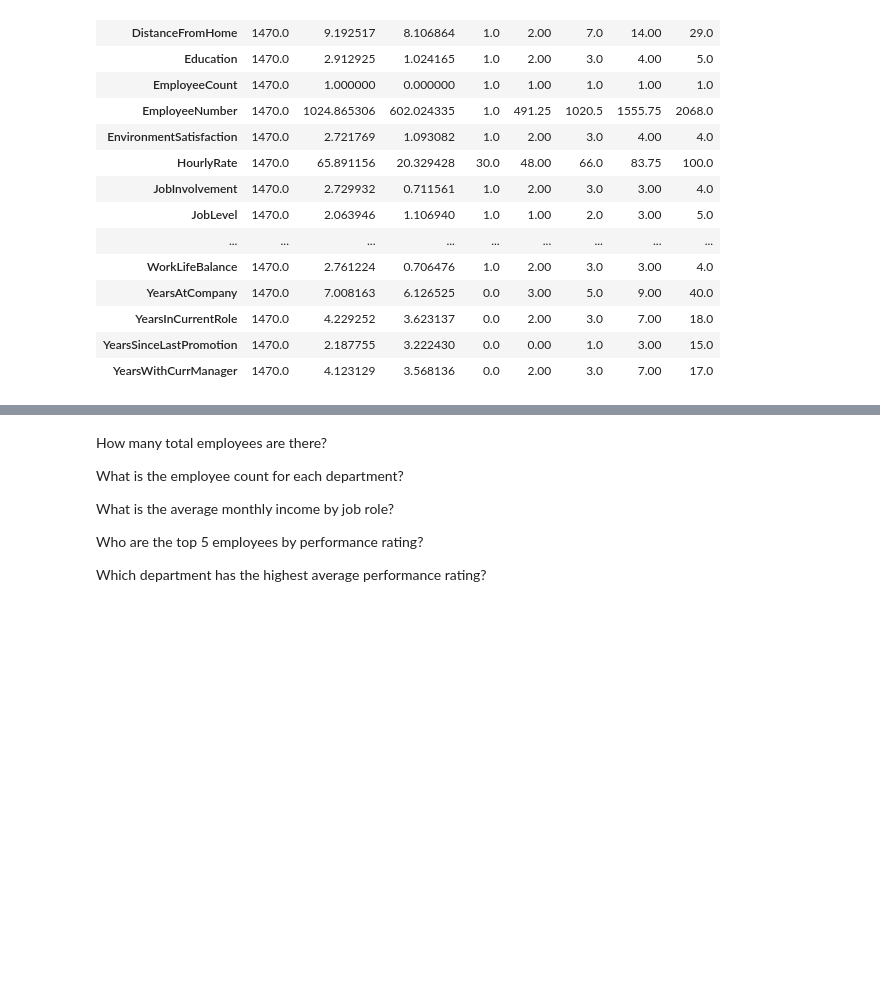
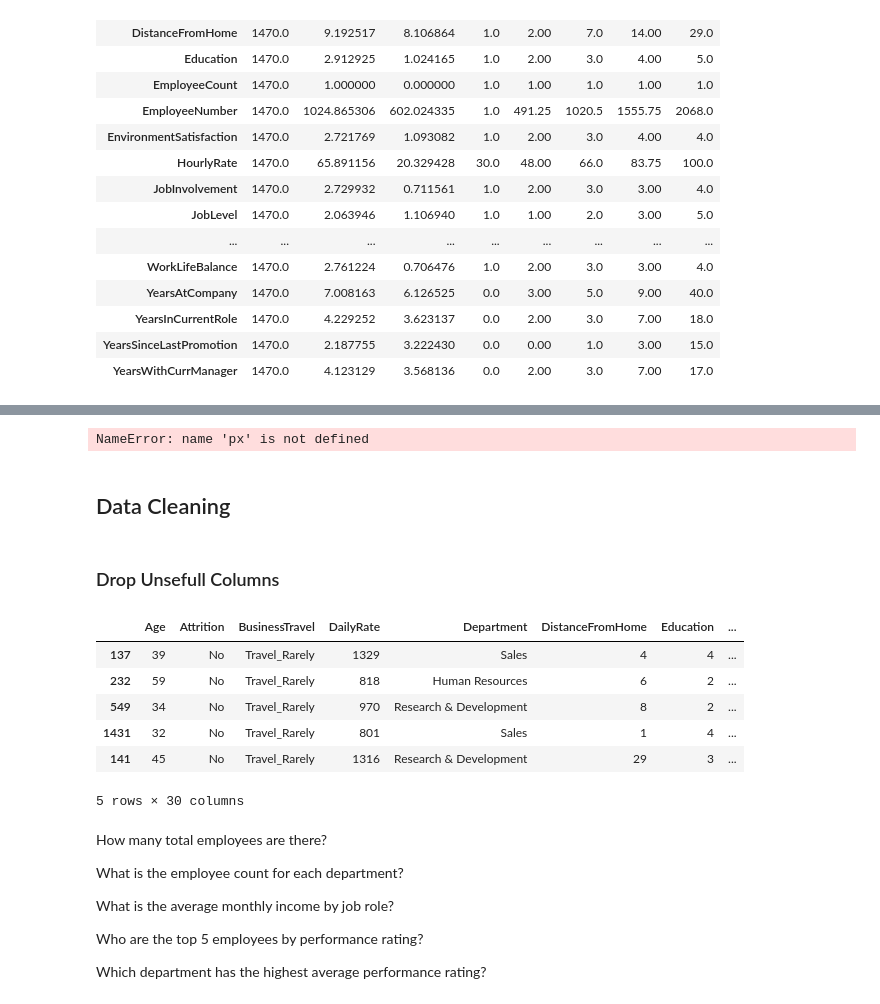
Before and after one commit to wareefAlyousef/Employee-Attrition-STC, a Jupyter notebook: Employee Attrition notebook.ipynb, the cells around one changed output, grey strips where cells are left out. Saved outputs shown, nothing was run; the diff lists cells and outputs as text; code cells hidden in the pictures; blank space fills up the shorter version.

```diff
--- a/Employee Attrition notebook.ipynb
+++ b/Employee Attrition notebook.ipynb
@@ -181,3 +242,23 @@ delet Over 18
+# %%
+fig = px.box(df, y='YearsWithCurrManager', points='outliers', title='Box Plot of YearsWithCurrManager (Outliers Highlighted)')
+fig.show()
+# %% [output]
+NameError: name 'px' is not defined
+# %% [markdown]
+## Data Cleaning
+# %% [markdown]
+### Drop Unsefull Columns
+# %%
+df = df.drop(['EmployeeCount', 'Over18', 'MonthlyRate', 'StandardHours', 'EmployeeNumber'], axis=1)
+df.sample(5)
+# %% [output]
+|  | Age | Attrition | BusinessTravel | DailyRate | Department | DistanceFromHome | Education | ... |
+| 137 | 39 | No | Travel_Rarely | 1329 | Sales | 4 | 4 | ... |
+| 232 | 59 | No | Travel_Rarely | 818 | Human Resources | 6 | 2 | ... |
+| 549 | 34 | No | Travel_Rarely | 970 | Research & Development | 8 | 2 | ... |
+| 1431 | 32 | No | Travel_Rarely | 801 | Sales | 1 | 4 | ... |
+| 141 | 45 | No | Travel_Rarely | 1316 | Research & Development | 29 | 3 | ... |
+5 rows × 30 columns
 # %% [markdown]
 How many total employees are there?
 
```
Also changed, not shown: parts of 12 cells of this notebook.
